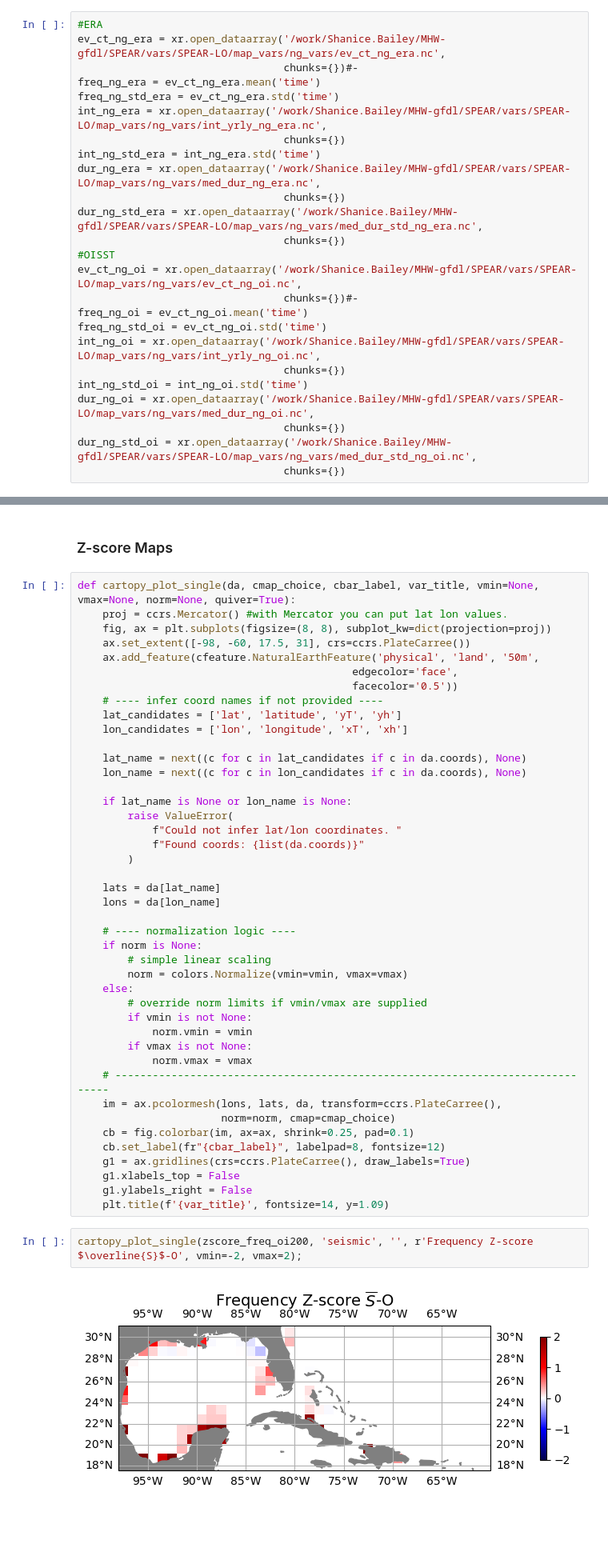
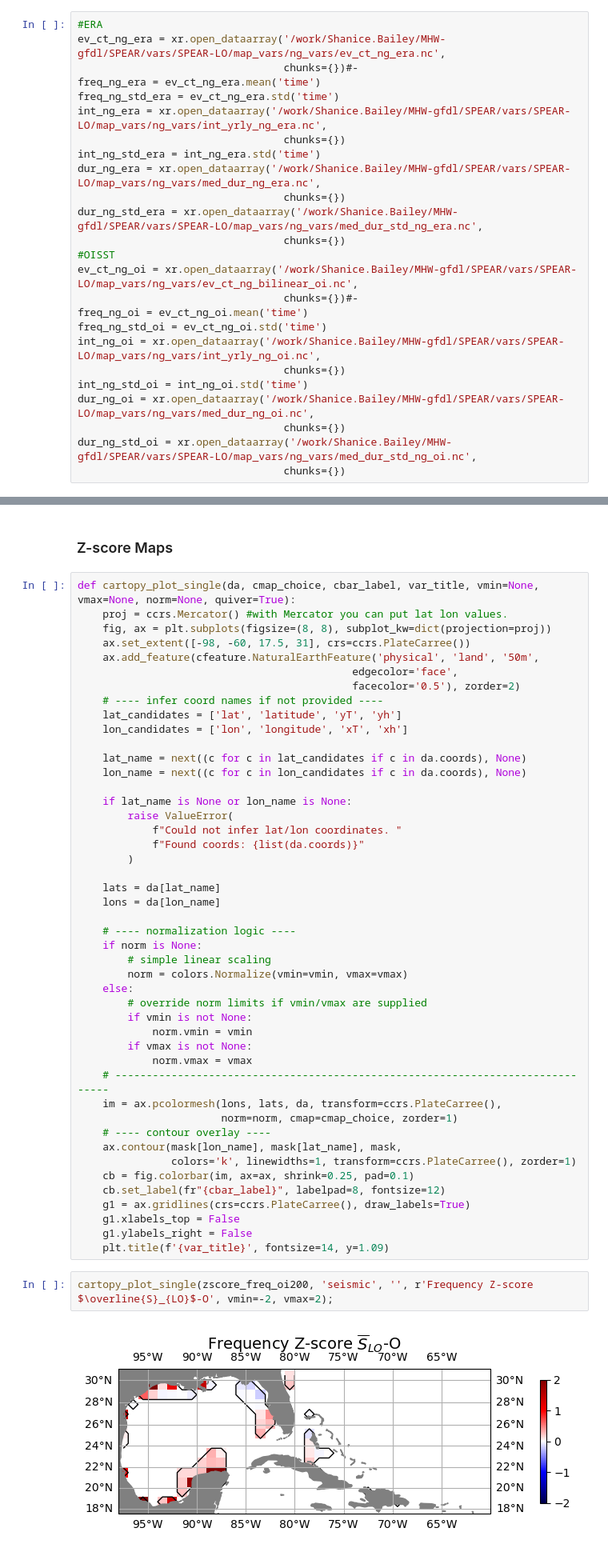
Before and after one commit to shanicetbailey/MHW-gfdl, a Jupyter notebook: 1b1_MHW-SPEAR-lo-200m_bath.ipynb, the cells around one changed output, grey strips where cells are left out. Shown at 80% size. Drawn from its saved outputs; the diff is of its cells as text; blank space fills up the shorter version.

```diff
--- a/1b1_MHW-SPEAR-lo-200m_bath.ipynb
+++ b/1b1_MHW-SPEAR-lo-200m_bath.ipynb
@@ -61,7 +62,7 @@ dur_ng_era = xr.open_dataarray('/work/Shanice.Bailey/MHW-gfdl/SPEAR/vars/SPEAR-L
 dur_ng_std_era = xr.open_dataarray('/work/Shanice.Bailey/MHW-gfdl/SPEAR/vars/SPEAR-LO/map_vars/ng_vars/med_dur_std_ng_era.nc',
                                  chunks={})
 #OISST
-ev_ct_ng_oi = xr.open_dataarray('/work/Shanice.Bailey/MHW-gfdl/SPEAR/vars/SPEAR-LO/map_vars/ng_vars/ev_ct_ng_oi.nc',
+ev_ct_ng_oi = xr.open_dataarray('/work/Shanice.Bailey/MHW-gfdl/SPEAR/vars/SPEAR-LO/map_vars/ng_vars/ev_ct_ng_bilinear_oi.nc',
                                  chunks={})#-
 freq_ng_oi = ev_ct_ng_oi.mean('time')
 freq_ng_std_oi = ev_ct_ng_oi.std('time')
@@ -255,7 +272,7 @@ def cartopy_plot_single(da, cmap_choice, cbar_label, var_title, vmin=None, vmax=
     ax.set_extent([-98, -60, 17.5, 31], crs=ccrs.PlateCarree())
     ax.add_feature(cfeature.NaturalEarthFeature('physical', 'land', '50m',
                                             edgecolor='face',
-                                            facecolor='0.5'))
+                                            facecolor='0.5'), zorder=2)
     # ---- infer coord names if not provided ----
     lat_candidates = ['lat', 'latitude', 'yT', 'yh']
     lon_candidates = ['lon', 'longitude', 'xT', 'xh']
@@ -284,7 +301,10 @@ def cartopy_plot_single(da, cmap_choice, cbar_label, var_title, vmin=None, vmax=
             norm.vmax = vmax
     # -------------------------------------------------------------------------------
     im = ax.pcolormesh(lons, lats, da, transform=ccrs.PlateCarree(),
-                       norm=norm, cmap=cmap_choice)
+                       norm=norm, cmap=cmap_choice, zorder=1)
+    # ---- contour overlay ----
+    ax.contour(mask[lon_name], mask[lat_name], mask,
+               colors='k', linewidths=1, transform=ccrs.PlateCarree(), zorder=1)
     cb = fig.colorbar(im, ax=ax, shrink=0.25, pad=0.1)
     cb.set_label(fr"{cbar_label}", labelpad=8, fontsize=12)
     g1 = ax.gridlines(crs=ccrs.PlateCarree(), draw_labels=True)
@@ -292,7 +312,7 @@ def cartopy_plot_single(da, cmap_choice, cbar_label, var_title, vmin=None, vmax=
     g1.ylabels_right = False
     plt.title(f'{var_title}', fontsize=14, y=1.09)
 # %%
-cartopy_plot_single(zscore_freq_oi200, 'seismic', '', r'Frequency Z-score $\overline{S}$-O', vmin=-2, vmax=2);
+cartopy_plot_single(zscore_freq_oi200, 'seismic', '', r'Frequency Z-score $\overline{S}_{LO}$-O', vmin=-2, vmax=2);
 # %% [output]
-[figure, old version]
+[figure, new version]
 # %%
```
Also changed, not shown: parts of 15 cells of this notebook, 1 other file.
